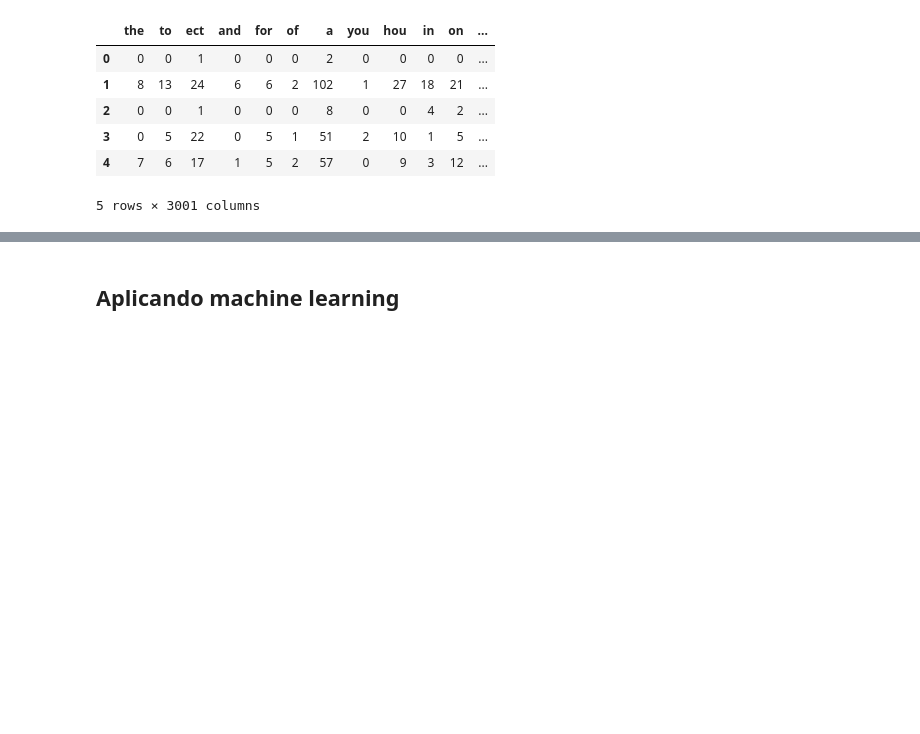
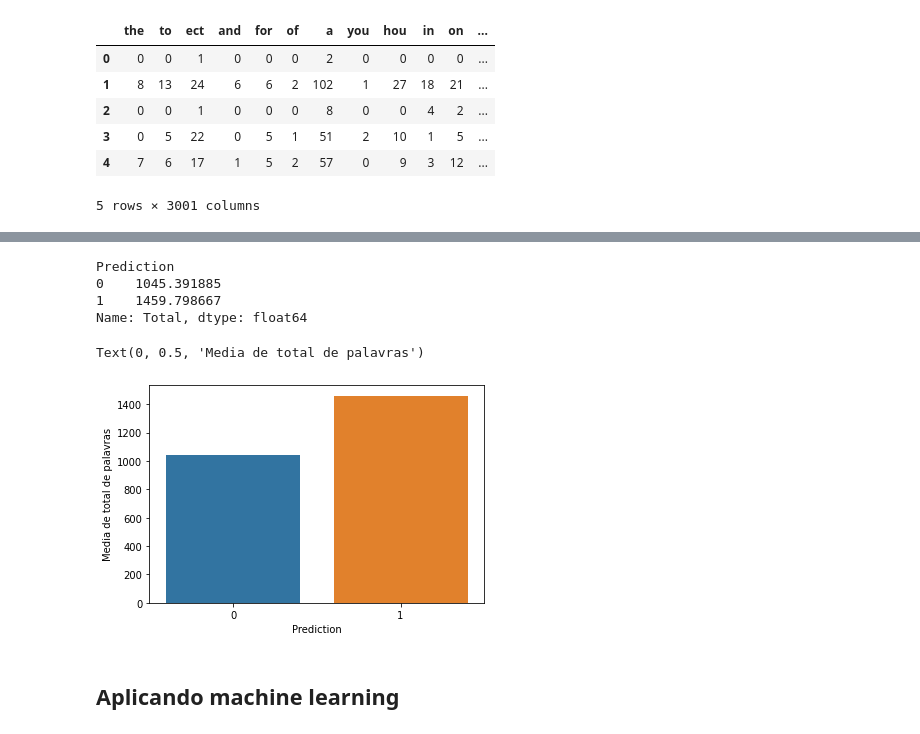
Before and after one commit to HelvioSiqueira/Previsao_spam, a Jupyter notebook: spam.ipynb, the cells around one changed output, grey strips where cells are left out. Drawn from its saved outputs; the diff is of its cells as text; code cells hidden in the pictures; blank space fills up the shorter version.

```diff
--- a/spam.ipynb
+++ b/spam.ipynb
@@ -55,0 +67,2 @@ dados.head()
+# %%
+dados.insert(3000, 'Total', dados.T.sum())
@@ -56,3 +85,19 @@ dados.head()
+# %%
+total_agrupado = dados['Total'].groupby(dados['Prediction']).mean()
+
+total_agrupado
+# %% [output]
+Prediction
+0    1045.391885
+1    1459.798667
+Name: Total, dtype: float64
+# %%
+sns.barplot(x= total_agrupado.index, y= total_agrupado.values)
+
+plt.ylabel('Media de total de palavras')
+# %% [output]
+Text(0, 0.5, 'Media de total de palavras')
+[figure, added]
 # %% [markdown]
 ## Aplicando machine learning
 # %%
```
Also changed, not shown: parts of 11 cells of this notebook.
